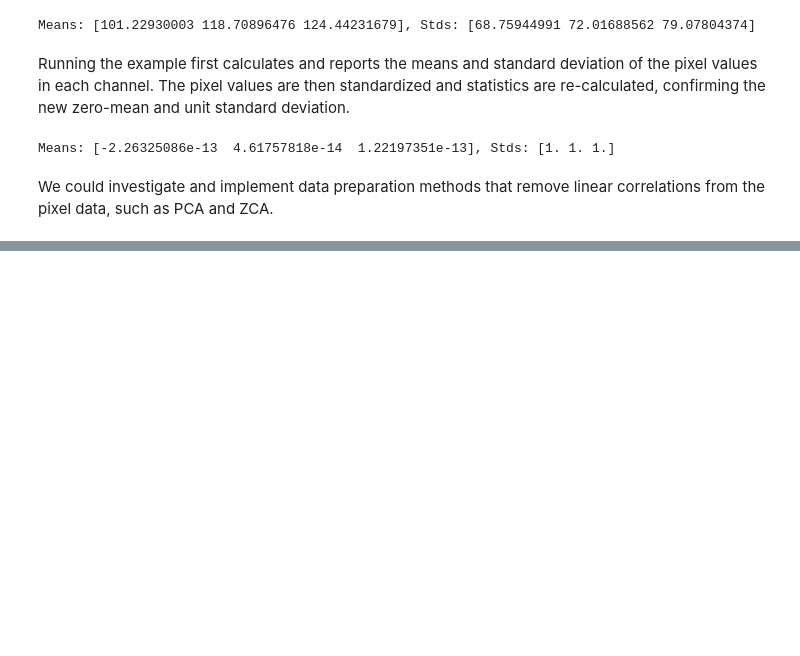
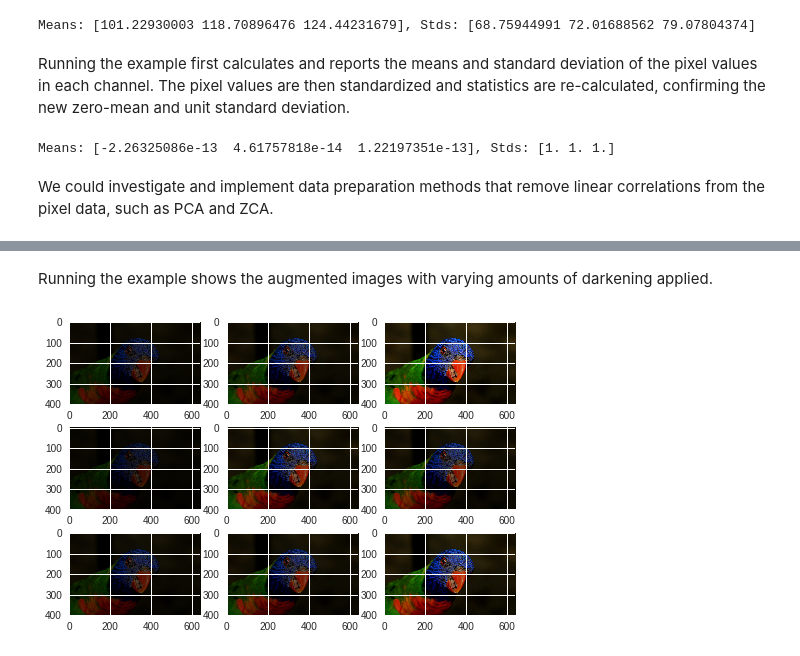
Before and after one commit to chrisjcc/DataInsight, a Jupyter notebook: computer_vision/image_processing.ipynb, the cells around one changed output, grey strips where cells are left out. Saved outputs shown, nothing was run; the diff lists cells and outputs as text; code cells hidden in the pictures; blank space fills up the shorter version.

```diff
--- a/computer_vision/image_processing.ipynb
+++ b/computer_vision/image_processing.ipynb
@@ -515,0 +1029,27 @@ We could investigate and implement data preparation methods that remove linear c
+# %%
+# create image data augmentation generator
+datagen = ImageDataGenerator(brightness_range=[0.2,1.0])
+# %%
+# prepare iterator
+it = datagen.flow(samples, batch_size=1)
+# %% [markdown]
+Running the example shows the augmented images with varying amounts of darkening applied.
+# %%
+# generate samples and plot
+for i in range(9):
+
+  # define subplot
+  pyplot.subplot(330 + 1 + i)
+
+  # generate batch of images
+  batch = it.next()
+  # convert to unsigned integers for viewing
+  image = batch[0].astype('uint32')
+
+  # plot raw pixel data
+  pyplot.imshow(image)
+
+# show the figure
+pyplot.show()
+# %% [output]
+[figure, added]
```
Also changed, not shown: parts of 106 cells of this notebook.
